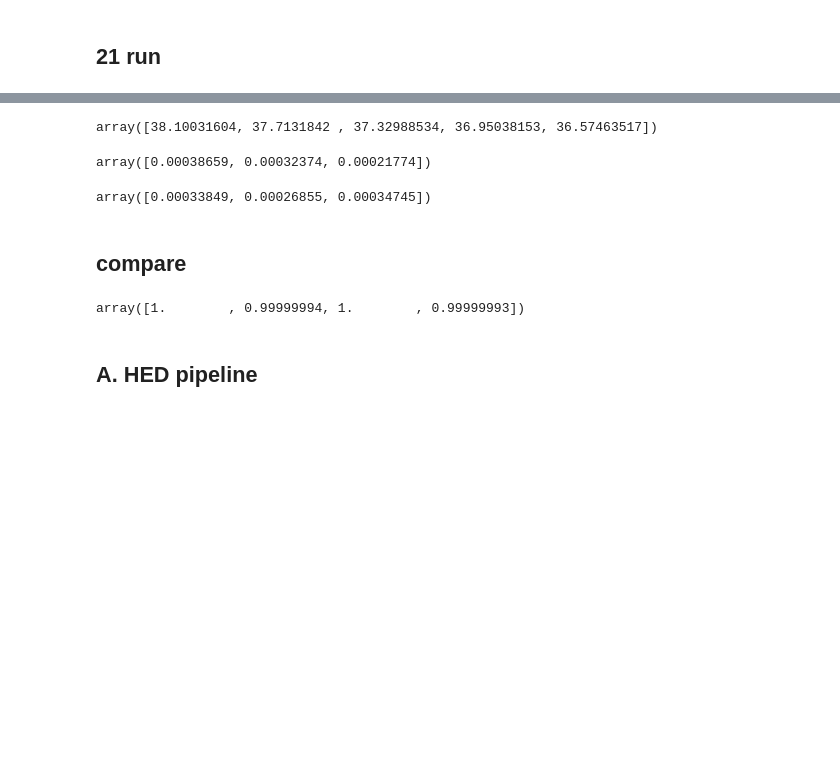
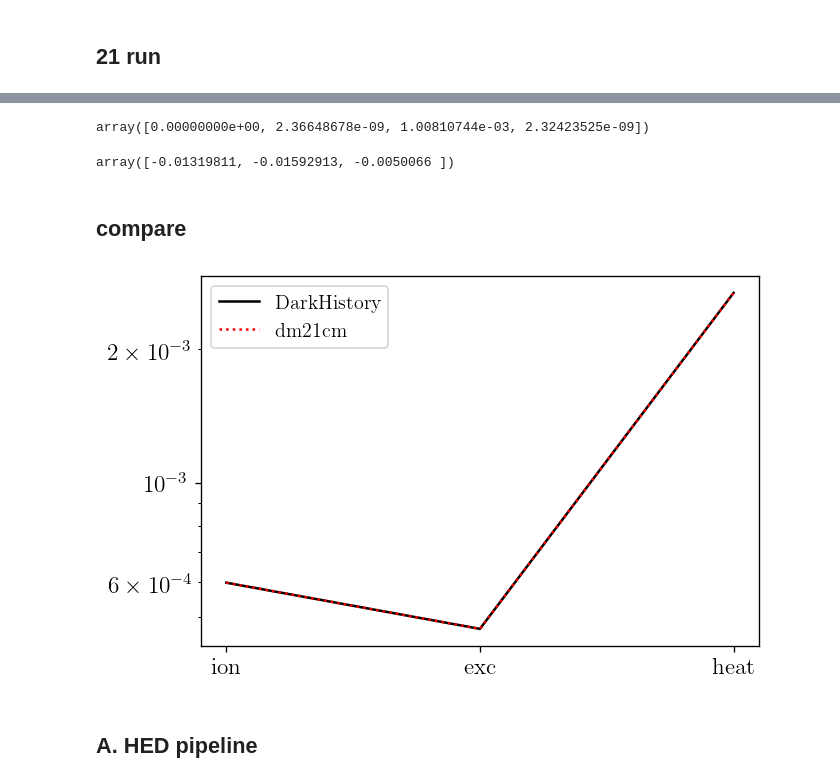
Before and after one commit to yitiansun/DM21cm, a Jupyter notebook: cross_check/f/compare_f_bath.ipynb, the cells around one changed output, grey strips where cells are left out. Cells and saved outputs as stored; diff of their text form; code cells hidden in the pictures; blank space fills up the shorter version.

```diff
--- a/cross_check/f/compare_f_bath.ipynb
+++ b/cross_check/f/compare_f_bath.ipynb
@@ -68,7 +69,7 @@ Using data at /n/holyscratch01/iaifi_lab/yitians/darkhistory/DHdata_v1_1_zf01
 ****** Loading complete! ******
 # %%
 dh_soln = dh_evolve(
-    DM_process='decay', mDM=1e10, lifetime=1e24, primary='phot_delta',
+    DM_process='decay', mDM=1.2e10, lifetime=1e24, primary='phot_delta',
     start_rs=rs, end_rs=rs/1.01,
     coarsen_factor=12, backreaction=True,
     init_cond=(xe, phys.chi*xe, 10*phys.kB),
@@ -92,6 +94,6 @@ Main loop time: 0.077 s
 # %%
 f_dh = np.array([dh_soln['f']['low'][k] + dh_soln['f']['high'][k] for k in dh_soln['f']['low']])
-f_dh = f_dh[:,1]
+f_dh = f_dh[:,0]
 # %%
 f_dh
 # %% [output]
@@ -212,36 +236,34 @@ prep_next: 0.0225 +/- 0.0007 s
 run_name = 'dhc_test'
 soln = np.load(f"../run_info/{run_name}_records.npy", allow_pickle=True).item()
 # %%
-soln['z']
+soln['f_heat']
 # %% [output]
-array([38.10031604, 37.7131842 , 37.32988534, 36.95038153, 36.57463517])
+array([0.00000000e+00, 2.36648678e-09, 1.00810744e-03, 2.32423525e-09])
 # %%
-np.array([soln['f_ion'][2], soln['f_exc'][2], soln['f_heat'][2]])
+f3_dm21cm = np.array([soln['f_ion'][2], soln['f_exc'][2], soln['f_heat'][2]])
-# %% [output]
-array([0.00038659, 0.00032374, 0.00021774])
 # %%
-np.array([f_dh[0] + f_dh[1], f_dh[2], f_dh[3]])
+f3_dh = np.array([f_dh[0] + f_dh[1], f_dh[2], f_dh[3]])
-# %% [output]
-array([0.00033849, 0.00026855, 0.00034745])
+# %%
+1 - f3_dm21cm / f3_dh
+# %% [output]
+array([-0.01319811, -0.01592913, -0.0050066 ])
 # %% [markdown]
 ## compare
 # %%
 logger = logging.getLogger()
 logger.setLevel(logging.CRITICAL+1)
 
 fig, ax = plt.subplots()
 
-ax.plot(f_dh[:4], label='DarkHistory', color='k')
-ax.plot(f_dm21cm[:4], label='dm21cm', color='r', ls=':')
-ax.set_xticks(np.arange(4))
-ax.set_xticklabels([s.decode('utf-8') for s in dmcm_dep_tf.abscs['out'][:4]])
+ax.plot(f3_dh, label='DarkHistory', color='k')
+ax.plot(f3_dm21cm, label='dm21cm', color='r', ls=':')
+ax.set_xticks(np.arange(3))
+ax.set_xticklabels(['ion', 'exc', 'heat'])
 ax.set(yscale='log')
 #ax.set(ylim=(1e-7,1e-4))
 ax.legend();
+# %% [output]
+[figure, added]
-# %%
-f_dm21cm[:4] / f_dh[:4]
-# %% [output]
-array([1.        , 0.99999994, 1.        , 0.99999993])
 # %% [markdown]
 ## A. HED pipeline
 # %%
```
Also changed, not shown: parts of 13 cells of this notebook, 14 other files.
